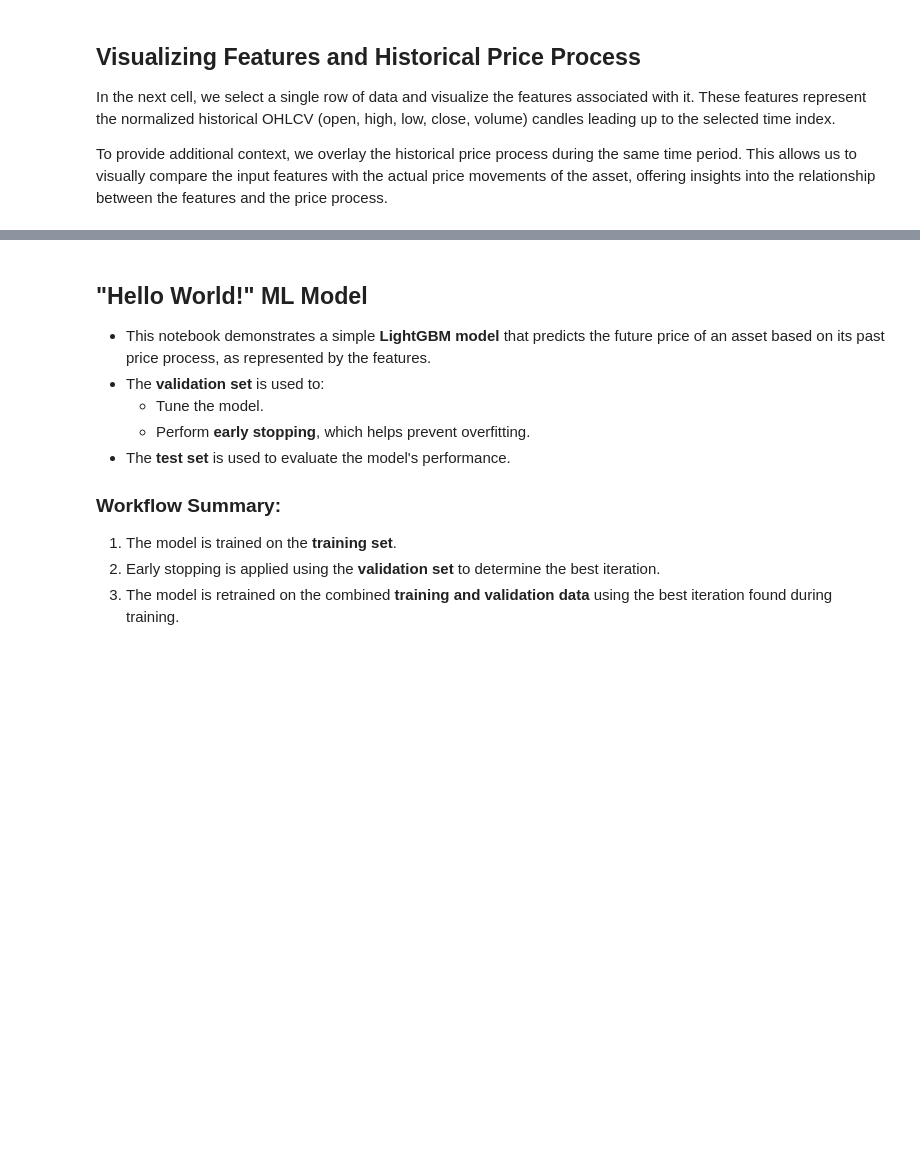
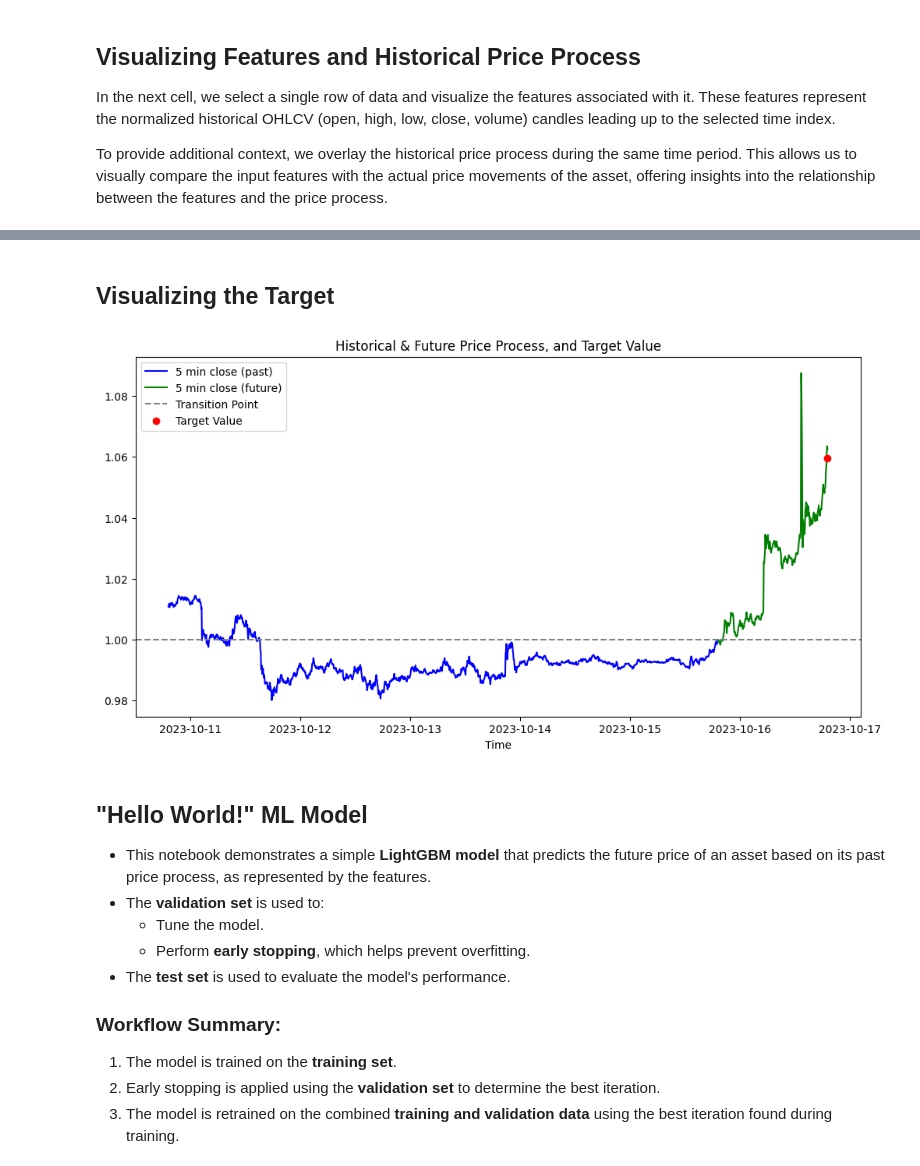
Before and after one commit to allora-network/allora-forge-builder-kit, a Jupyter notebook: notebooks/Allora Forge ML Workflow.ipynb, the cells around one changed output, grey strips where cells are left out. Cells and saved outputs as stored; diff of their text form; code cells hidden in the pictures; blank space fills up the shorter version.

```diff
--- a/notebooks/Allora Forge ML Workflow.ipynb
+++ b/notebooks/Allora Forge ML Workflow.ipynb
@@ -237,3 +229,48 @@ plt.show()
+# %% [markdown]
+## Visualizing the Target
+# %%
+this_data = X_train.loc[(slice(None), 'btcusd'), :]
+
+data_idx = 80000  # which data point to visualize
+
+fig, ax = plt.subplots(figsize=(12, 6))
+
+# Historical price process (normalized so last value is 1)
+hist_prices = this_data.iloc[data_idx - (hours_needed * 12):data_idx]['close']
+hist_times = this_data.iloc[data_idx - (hours_needed * 12):data_idx].index.get_level_values(0)
+if not hist_prices.empty:
+    hist_norm = hist_prices / hist_prices.iloc[-1]
+else:
+    hist_norm = hist_prices
+
+# Future price process (normalized so first value is 1)
+selected_time = this_data.iloc[data_idx].name[0] if isinstance(this_data.index, pd.MultiIndex) else this_data.index[data_idx]
+future_time = selected_time + pd.Timedelta(hours=target_length)
+future_prices = this_data['close']
+future_mask = (future_prices.index.get_level_values(0) > selected_time) & \
+              (future_prices.index.get_level_values(0) <= future_time)
+future_price_series = future_prices[future_mask]
+if not future_price_series.empty:
+    future_norm = future_price_series / future_price_series.iloc[0]
+else:
+    future_norm = future_price_series
+
+# Plot historical and future price process on the same axis
+ax.plot(hist_times, hist_norm.values, label="5 min close (past)", color='blue')
+ax.plot(future_price_series.index.get_level_values(0), future_norm.values, label="5 min close (future)", color='green')
+ax.axhline(1, color='gray', linestyle='--', label='Transition Point')
+ax.set_xlabel("Time")
+ax.legend(loc='center left')
+
+# Overlay target value
+target_value = y_train.loc[(selected_time, 'btcusd')] if isinstance(y_train.index, pd.MultiIndex) else y_train[selected_time]
+ax.scatter([future_time], [1 + target_value], color='red', label='Target Value', zorder=5)
+ax.legend(loc='upper left')
+
+plt.title("Historical & Future Price Process, and Target Value")
+plt.show()
+# %% [output]
+[figure, added]
 # %% [markdown]
 ## "Hello World!" ML Model
 
```
Also changed, not shown: parts of 15 cells of this notebook.
